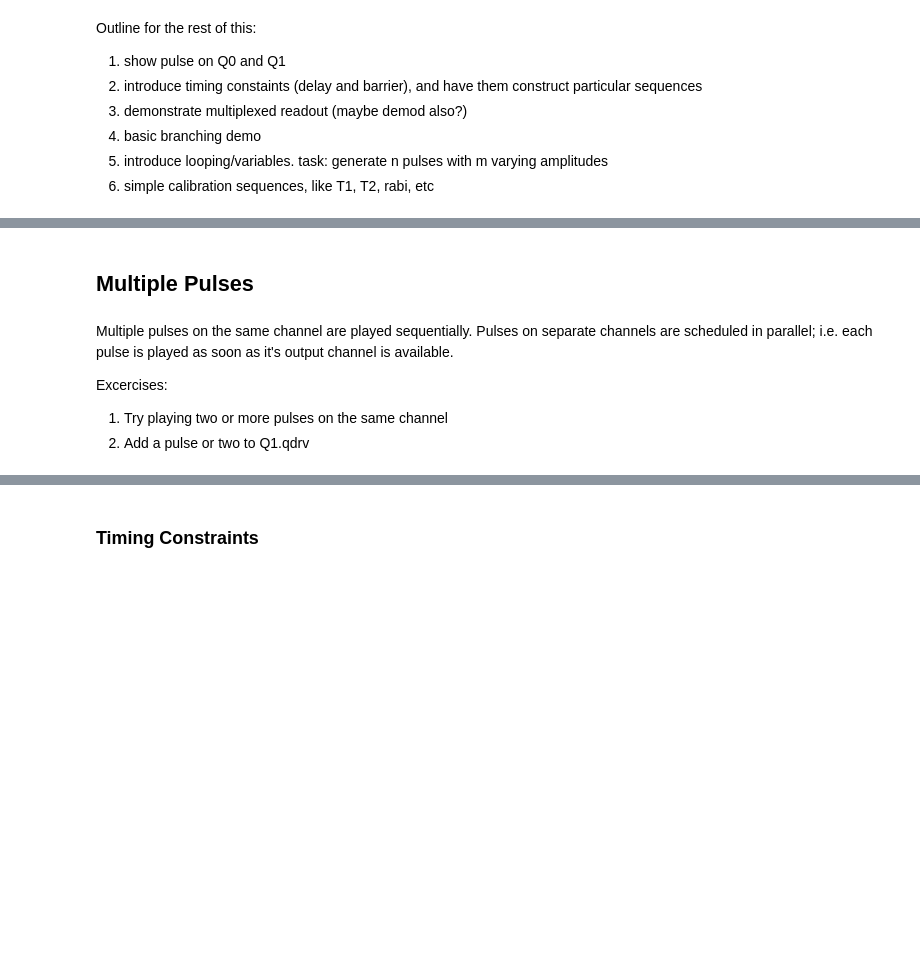
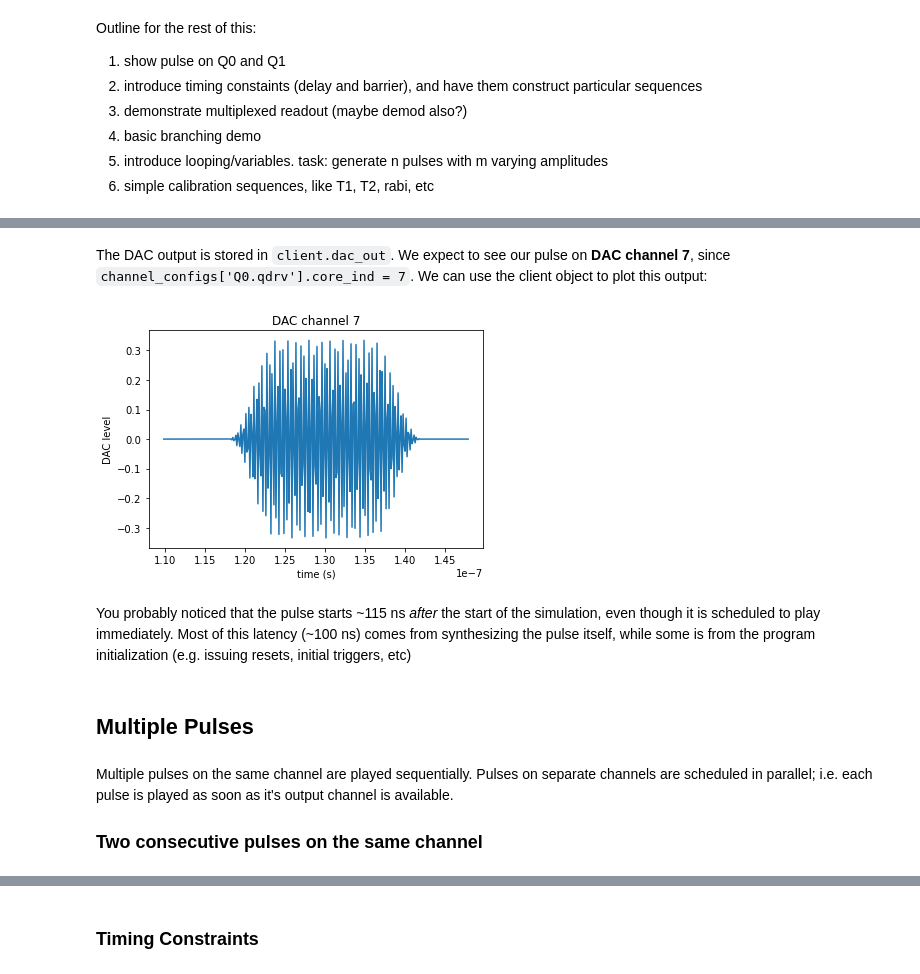
Before and after one commit to lblQubic/qce23tutorial, a Jupyter notebook: Simulating Pulse Outputs Part 1.ipynb, the cells around one changed output, grey strips where cells are left out. Cells and saved outputs as stored; diff of their text form; code cells hidden in the pictures; blank space fills up the shorter version.

```diff
--- a/Simulating Pulse Outputs Part 1.ipynb
+++ b/Simulating Pulse Outputs Part 1.ipynb
@@ -77,11 +115,25 @@ Send circuit to simulator and plot output:
+# %%
+from importlib import reload
+import sim_client as sc; reload(sc)
+client = sc.SimClient()
+# %%
+# send our program to the simulator, and run it for 300 ns
+client.run_program(asm_prog, sim_time=150.e-9)
+# %% [markdown]
+The DAC output is stored in `client.dac_out`. We expect to see our pulse on **DAC channel 7**, since `channel_configs['Q0.qdrv'].core_ind = 7`. We can use the client object to plot this output:
+# %%
+# plot the output of DAC channel 7, from t = 110 ns to t = 150 ns (relative to the start of the simulation)
+client.plot_dac_out(7, 110.e-9, 150.e-9)
+# %% [output]
+[figure, added]
+# %% [markdown]
+You probably noticed that the pulse starts \~115 ns *after* the start of the simulation, even though it is scheduled to play immediately. Most of this latency (~100 ns) comes from synthesizing the pulse itself, while some is from the program initialization (e.g. issuing resets, initial triggers, etc)
 # %% [markdown]
 ## Multiple Pulses
 # %% [markdown]
 Multiple pulses on the same channel are played sequentially. Pulses on separate channels are scheduled in parallel; i.e. each pulse is played as soon as it's output channel is available.
 
-Excercises:
-  1. Try playing two or more pulses on the same channel
-  2. Add a pulse or two to Q1.qdrv
+### Two consecutive pulses on the same channel
 # %%
 circuit = [
     #play two pulses on the Q0 drive channel
```
Also changed, not shown: parts of 17 cells of this notebook, 1 other file.
